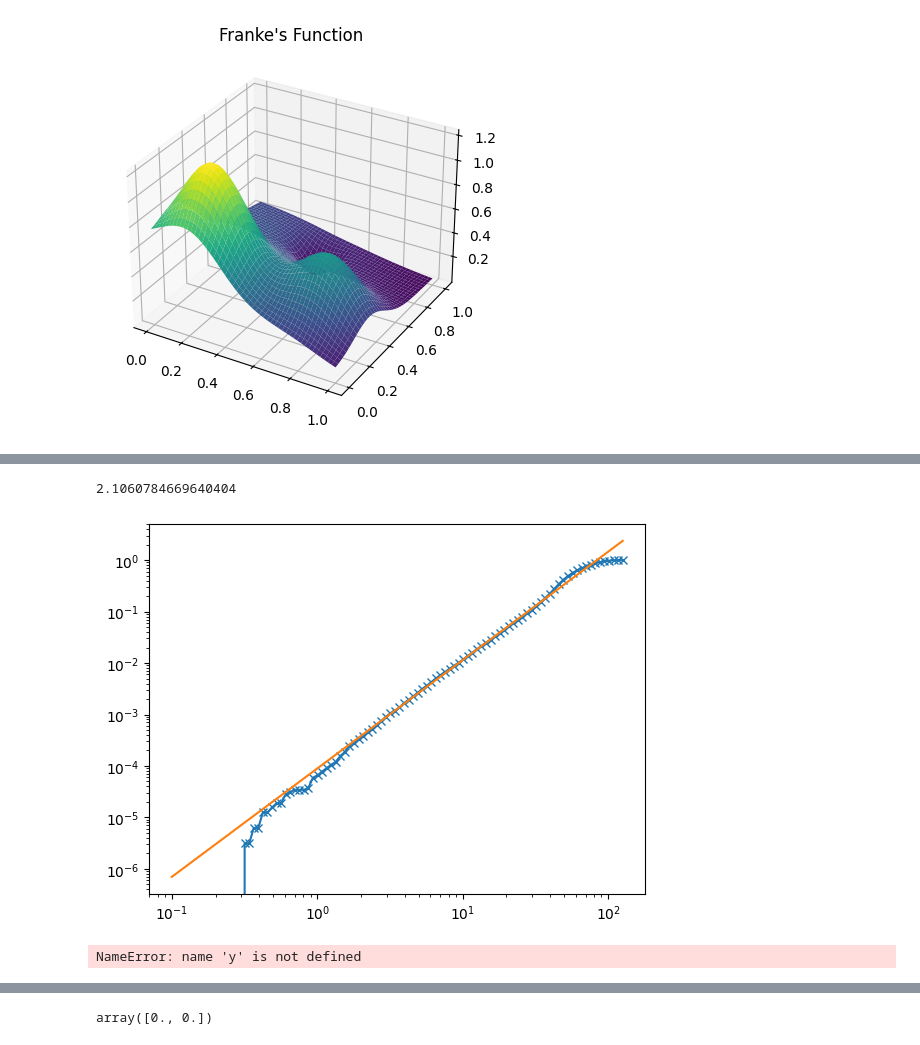
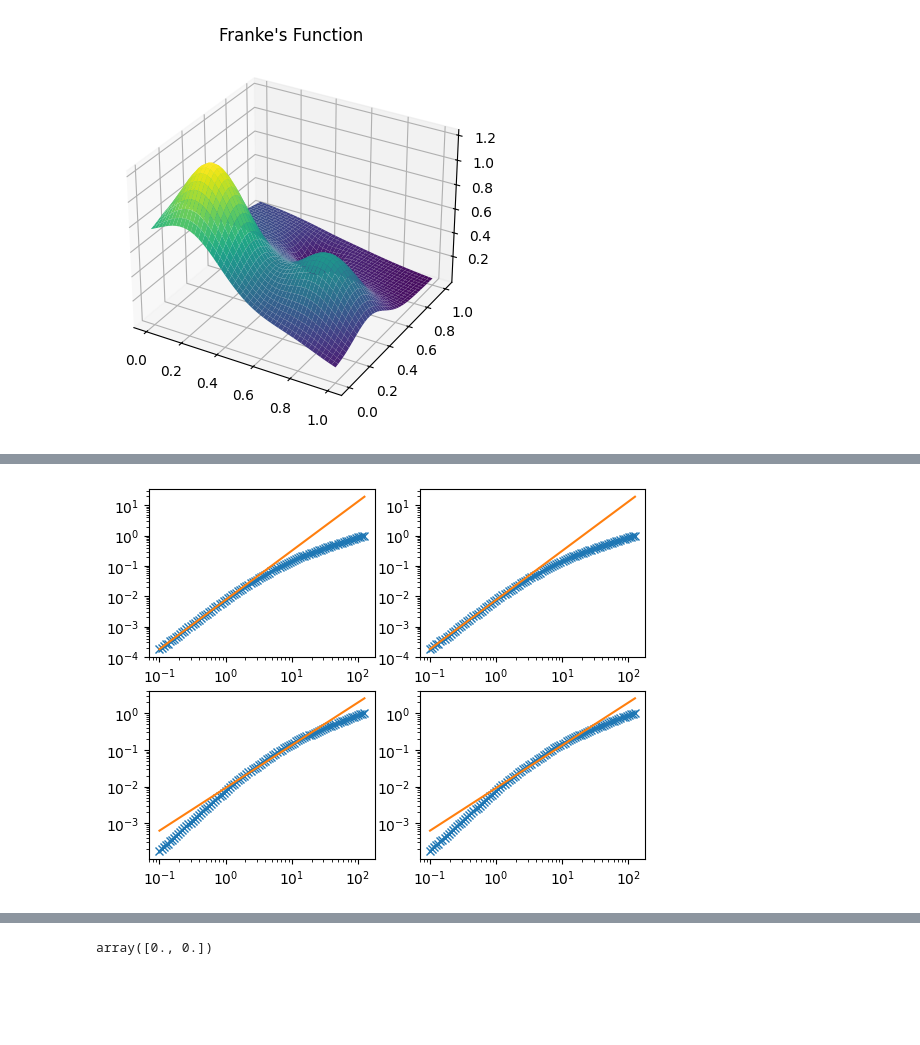
Before and after one commit to callieham/Year-3, a Jupyter notebook: Scientific Computing/project_3_testing.ipynb, the cells around one changed output, grey strips where cells are left out. Saved outputs shown, nothing was run; the diff lists cells and outputs as text; code cells hidden in the pictures; blank space fills up the shorter version.

```diff
--- a/Scientific Computing/project_3_testing.ipynb
+++ b/Scientific Computing/project_3_testing.ipynb
@@ -433,2 +450,2 @@ def part3_analyze(display = False):#add/remove input variables if needed
 # %%
-u_1 = part3_analyze(display = True)
+part3_analyze(display = True)
@@ -437,28 +452,20 @@ u_1 = part3_analyze(display = True)
 # %%
-epsilons = 10 ** np.linspace(-1, 2.1, 100)
+epsilons = np.logspace(-1, 2.1, 100)
 u_anal = u_1[:, 100:-99]
 n = len(u_anal)
 D = sp.spatial.distance.pdist(u_anal)
 C = np.array([D[D < eps].size for eps in epsilons]) * 2/(n*(n-1))
 # %%
-index = [40, 80]
-plt.loglog(epsilons, C, marker='x')
-a, b = np.polyfit(np.log(epsilons[index[0]:index[1]]), np.log(C[index[0]:index[1]]), 1)
-plt.plot(epsilons, np.exp(b) * epsilons**a)
-a
+index = [0, 40]
+c_vals = [0.5, 1.0, 1.3, 1.5]
+a_vals = np.zeros(4)
+indices = [[0, 40], [0, 40], [30, 80], [30, 80]]
+fig, ax = plt.subplots(2, 2)
+for i in range(4):
+    plot = np.unravel_index(i, (2, 2))
+    ax[plot].loglog(epsilons, C, marker='x')
+    a, b = np.polyfit(np.log(epsilons[indices[i][0]:indices[i][1]]), np.log(C[indices[i][0]:indices[i][1]]), 1)
+    ax[plot].plot(epsilons, np.exp(b) * epsilons**a)
+    a_vals[i] = a
 # %% [output]
-2.1060784669640404
-[figure, old version]
+[figure, new version]
-# %%
-n2 = y.size
-y1 = y[:-1:2]
-y2 = y[1::2]
-A = np.vstack([y1, y2]).T
-D = sp.spatial.distance.pdist(A)
-eps = np.linspace(np.log(np.min(D)), np.log(np.max(D)), 100)
-C = np.zeros(np.shape(eps))
-for i, eps_val in enumerate(eps):
-    C[i] = D[D<eps_val].size
-C
-# %% [output]
-NameError: name 'y' is not defined
```
Also changed, not shown: parts of 4 cells of this notebook.
